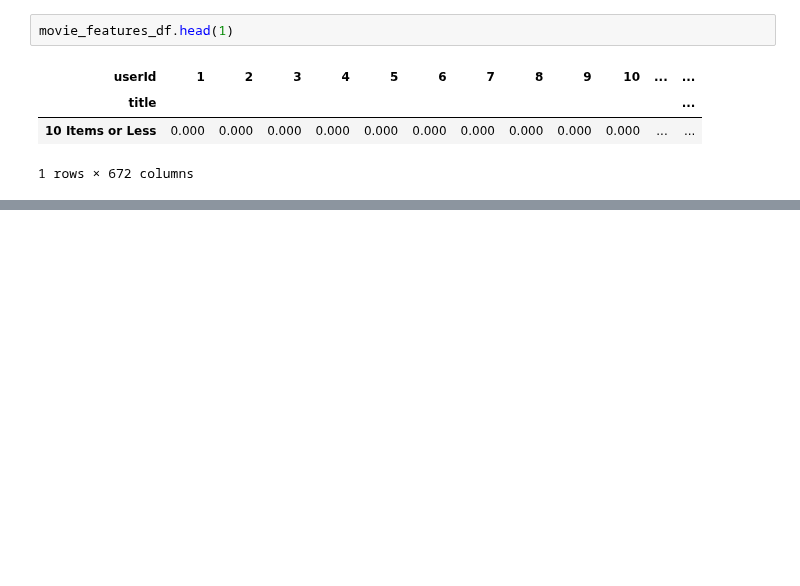
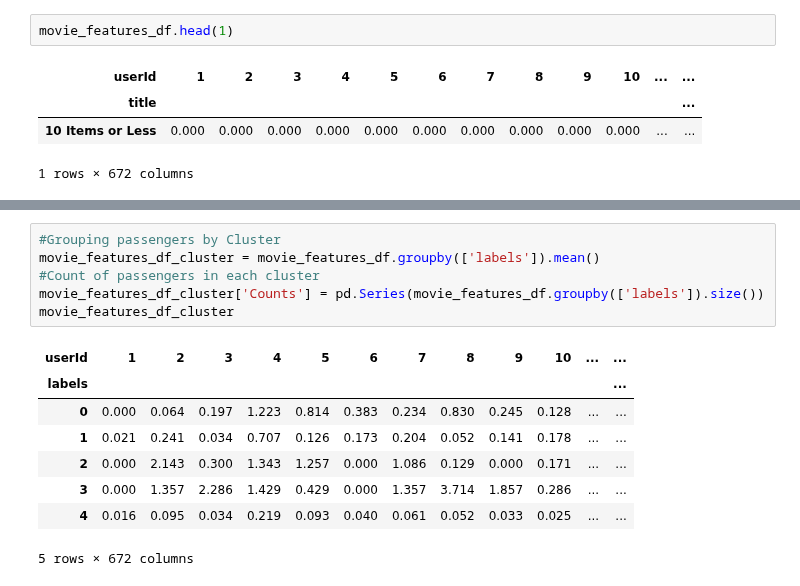
Before and after one commit to MieThorberg/MovieMatch, a Jupyter notebook: CollaborativeRecomandertest copy.ipynb, the cells around one changed output, grey strips where cells are left out. Drawn from its saved outputs; the diff is of its cells as text; blank space fills up the shorter version.

```diff
--- a/CollaborativeRecomandertest copy.ipynb
+++ b/CollaborativeRecomandertest copy.ipynb
@@ -229,0 +267,15 @@ movie_features_df.head(1)
+# %%
+#Grouping passengers by Cluster
+movie_features_df_cluster = movie_features_df.groupby(['labels']).mean()
+#Count of passengers in each cluster
+movie_features_df_cluster['Counts'] = pd.Series(movie_features_df.groupby(['labels']).size())
+movie_features_df_cluster
+# %% [output]
+| userId | 1 | 2 | 3 | 4 | 5 | 6 | 7 | 8 | 9 | 10 | ... | ... |
+| labels |  |  |  |  |  |  |  |  |  |  |  | ... |
+| 0 | 0.000 | 0.064 | 0.197 | 1.223 | 0.814 | 0.383 | 0.234 | 0.830 | 0.245 | 0.128 | ... | ... |
+| 1 | 0.021 | 0.241 | 0.034 | 0.707 | 0.126 | 0.173 | 0.204 | 0.052 | 0.141 | 0.178 | ... | ... |
+| 2 | 0.000 | 2.143 | 0.300 | 1.343 | 1.257 | 0.000 | 1.086 | 0.129 | 0.000 | 0.171 | ... | ... |
+| 3 | 0.000 | 1.357 | 2.286 | 1.429 | 0.429 | 0.000 | 1.357 | 3.714 | 1.857 | 0.286 | ... | ... |
+| 4 | 0.016 | 0.095 | 0.034 | 0.219 | 0.093 | 0.040 | 0.061 | 0.052 | 0.033 | 0.025 | ... | ... |
+5 rows × 672 columns
```
Also changed, not shown: parts of 11 cells of this notebook, 4 other files.
